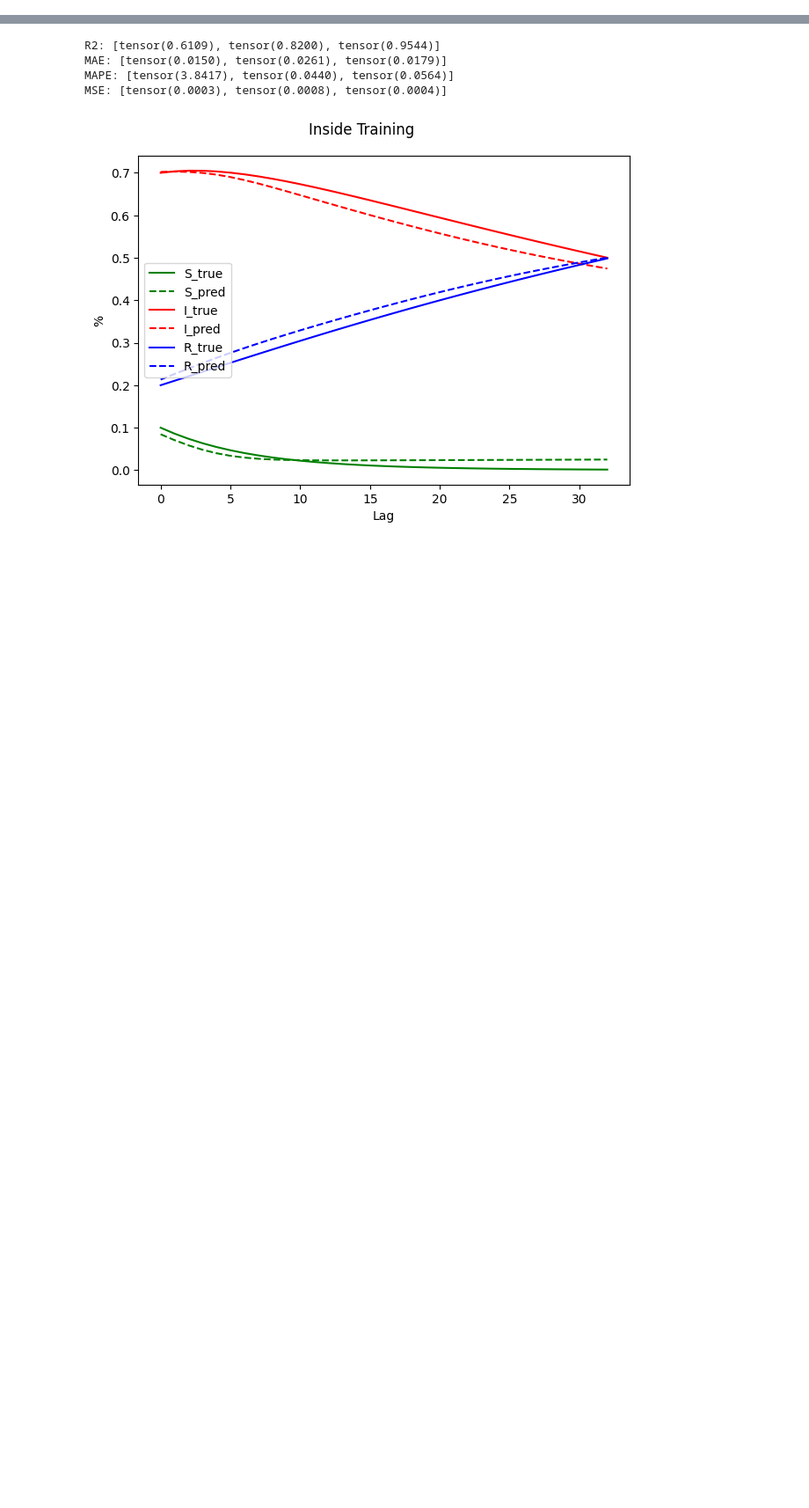
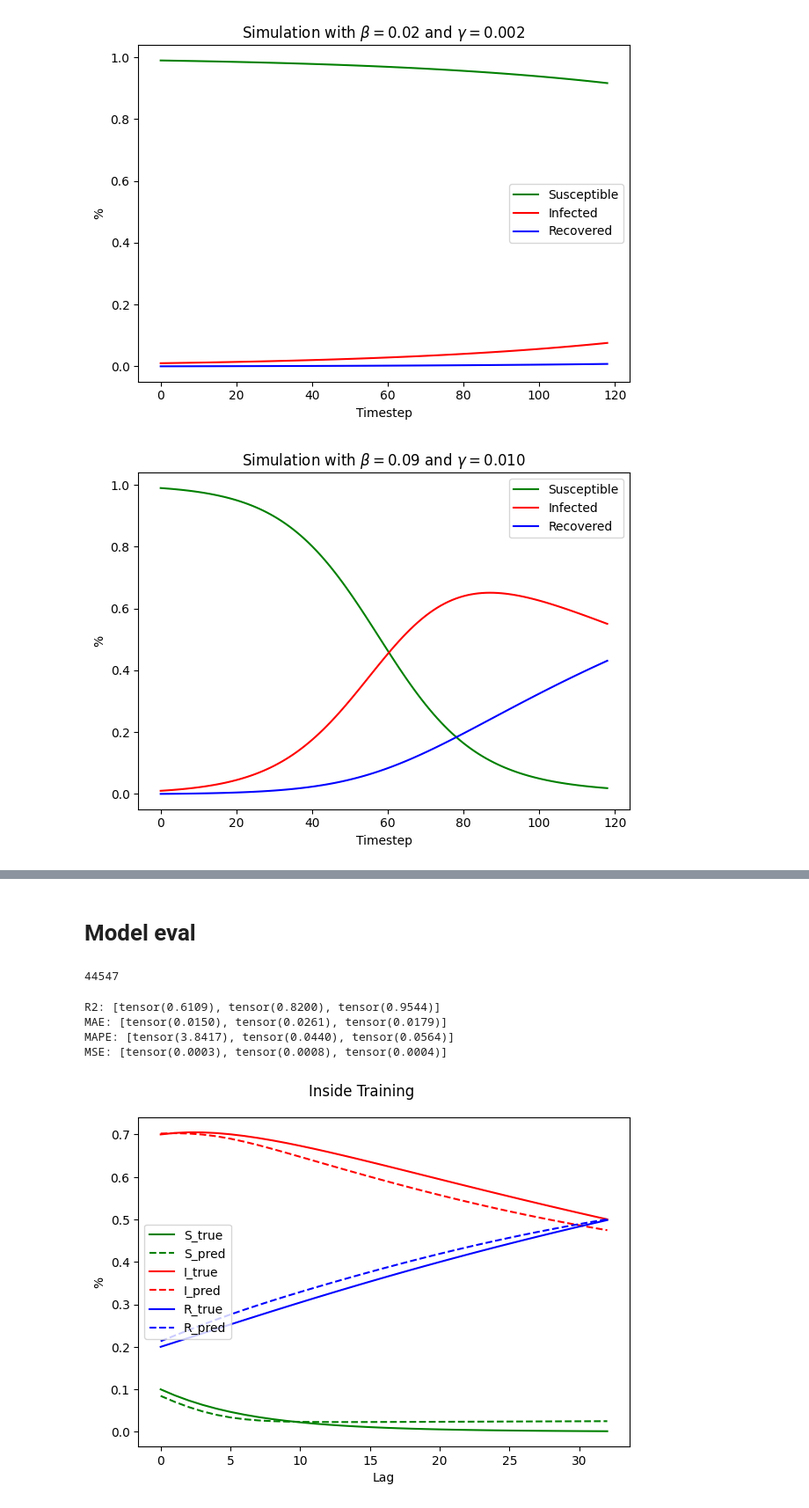
Before and after one commit to jesperhauch/polynomial_deep_learning, a Jupyter notebook: model_eval.ipynb, the cells around one changed output, grey strips where cells are left out. Shown at 88% size. Saved outputs shown, nothing was run; the diff lists cells and outputs as text; code cells hidden in the pictures; blank space fills up the shorter version.

```diff
--- a/model_eval.ipynb
+++ b/model_eval.ipynb
@@ -3,0 +9,23 @@
+# %%
+N = 120
+lag_size = 1
+s0, i0, r0 = 0.99, 0.01, 0.
+# %%
+from data.epidemiology import generate_sir_from_state
+beta = [0.02, 0.09, 0.1, 0.25]
+gamma = [0.002, 0.01, 0.05, 0.1]
+for i in range(len(beta)):
+    fig, ax = plt.subplots()
+    y = generate_sir_from_state(s0, i0, r0, beta[i], gamma[i], N, lag_size)
+    ax.plot(y[:,0], color="green", label="Susceptible")
+    ax.plot(y[:,1], color="red", label="Infected")
+    ax.plot(y[:,2], color="blue", label="Recovered")
+    ax.legend()
+    ax.set_ylabel("%")
+    ax.set_xlabel("Timestep")
+    ax.set_title(r"Simulation with $\beta=%.2f$ and $\gamma=%.3f$" % (beta[i], gamma[i]))
+    fig.tight_layout()
+    fig.savefig("report/simulation_visualization/%.2ebeta_%.2egamma.png" % (beta[i], gamma[i]), bbox_inches="tight")
+# %% [output]
+[figure, added]
+[figure, added]
@@ -4 +34,3 @@
+# %% [markdown]
+# Model eval
 # %%
@@ -7,2 +38,7 @@ checkpoint = r"tb_logs\EpidemiologyModule\SIRModelWrapper\CCP\4len_3lag\checkpoi
 model = SIRModelWrapper.load_from_checkpoint(checkpoint)
+# %%
+from utils.model_utils import count_parameters
+count_parameters(model)
+# %% [output]
+44547
 # %%
```
Also changed, not shown: parts of 7 cells of this notebook, 12 other files.
